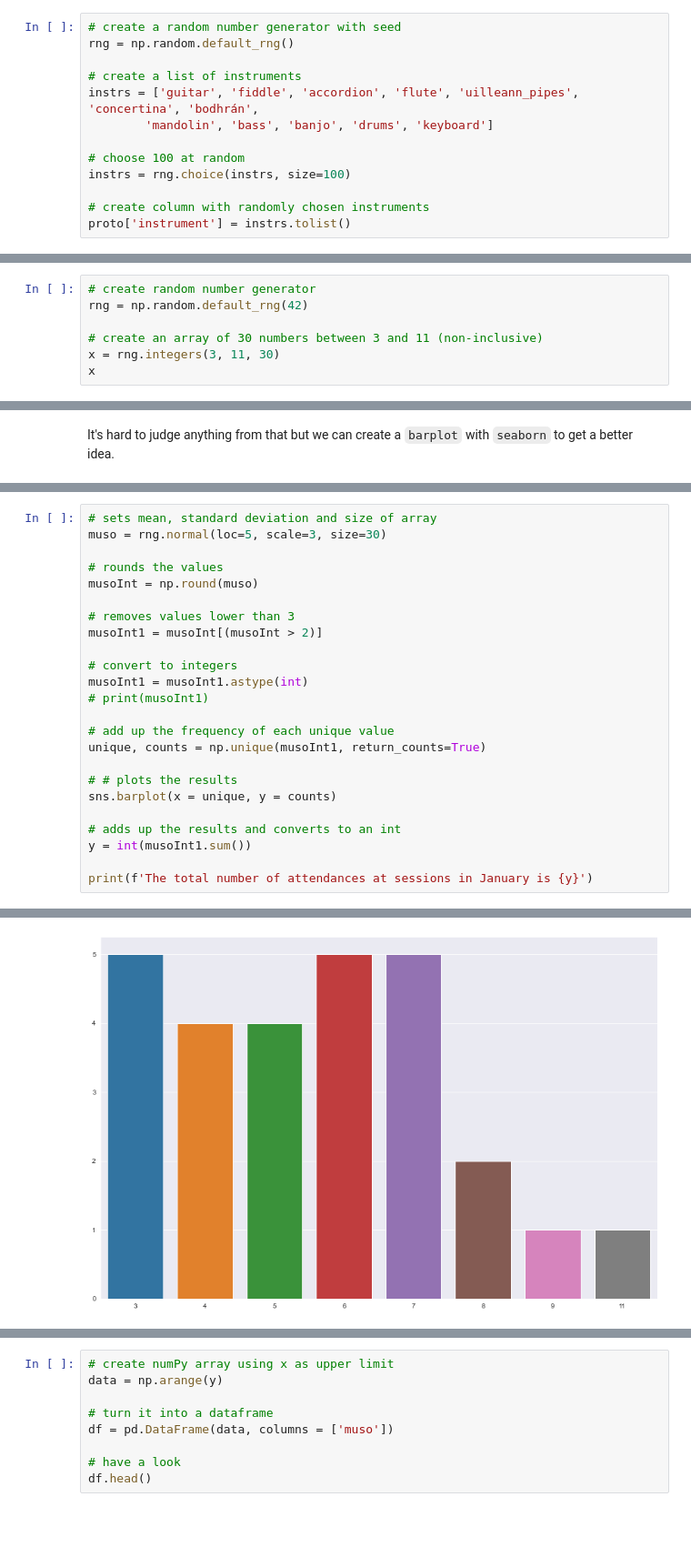
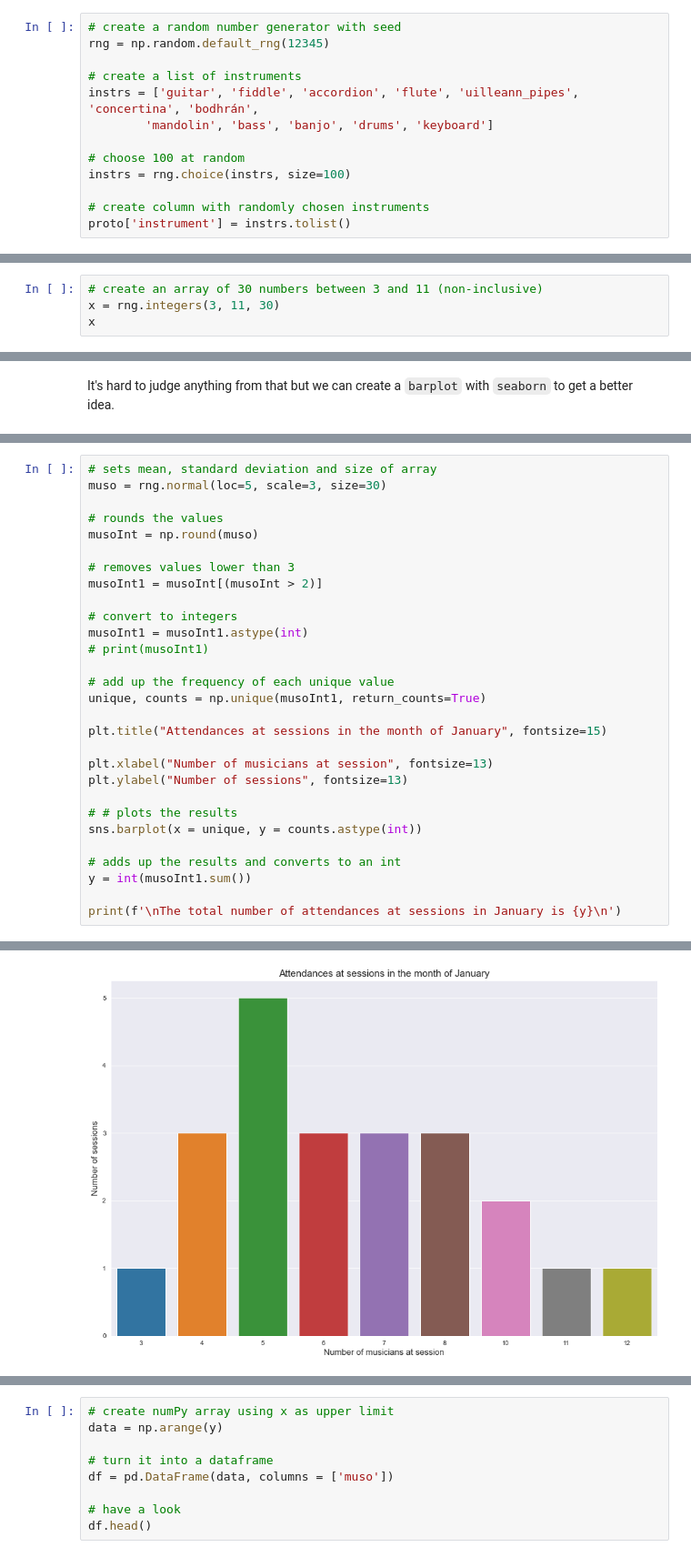
Before and after one commit to Caoimhinv/programming_for_DA_project, a Jupyter notebook: the_session.ipynb, the cells around one changed output, grey strips where cells are left out. Shown at 91% size. Saved outputs shown, nothing was run; the diff lists cells and outputs as text; blank space fills up the shorter version.

```diff
--- a/the_session.ipynb
+++ b/the_session.ipynb
@@ -104,7 +112,7 @@ proto = pd.DataFrame(data, columns = ['muso'])
 We create a list of the potential instruments and use `numpy.random.choice` to choose 100 at random and use those to populate the second column of the dataframe. To use numpy.random we need to first create a new random number generator.
 # %%
 # create a random number generator with seed
-rng = np.random.default_rng()
+rng = np.random.default_rng(12345)
 
 # create a list of instruments
 instrs = ['guitar', 'fiddle', 'accordion', 'flute', 'uilleann_pipes', 'concertina', 'bodhrán',
@@ -201,7 +230,4 @@ I'm going to create an array of 30 values between 3 and 10 and then add them up.
 # %%
-# create random number generator
-rng = np.random.default_rng(42)
-
 # create an array of 30 numbers between 3 and 11 (non-inclusive)
 x = rng.integers(3, 11, 30)
 x
@@ -237,11 +263,16 @@ musoInt1 = musoInt1.astype(int)
 # add up the frequency of each unique value
 unique, counts = np.unique(musoInt1, return_counts=True)
 
+plt.title("Attendances at sessions in the month of January", fontsize=15)
+
+plt.xlabel("Number of musicians at session", fontsize=13)
+plt.ylabel("Number of sessions", fontsize=13)
+
 # # plots the results
-sns.barplot(x = unique, y = counts)
+sns.barplot(x = unique, y = counts.astype(int))
 
 # adds up the results and converts to an int
 y = int(musoInt1.sum())
 
-print(f'The total number of attendances at sessions in January is {y}')
+print(f'\nThe total number of attendances at sessions in January is {y}\n')
 # %% [output]
@@ -249,2 +280,2 @@ The total number of attendances at sessions in January is 152
-[figure, old version]
+[figure, new version]
 # %% [markdown]
```
Also changed, not shown: parts of 75 cells of this notebook, 4 other files.
